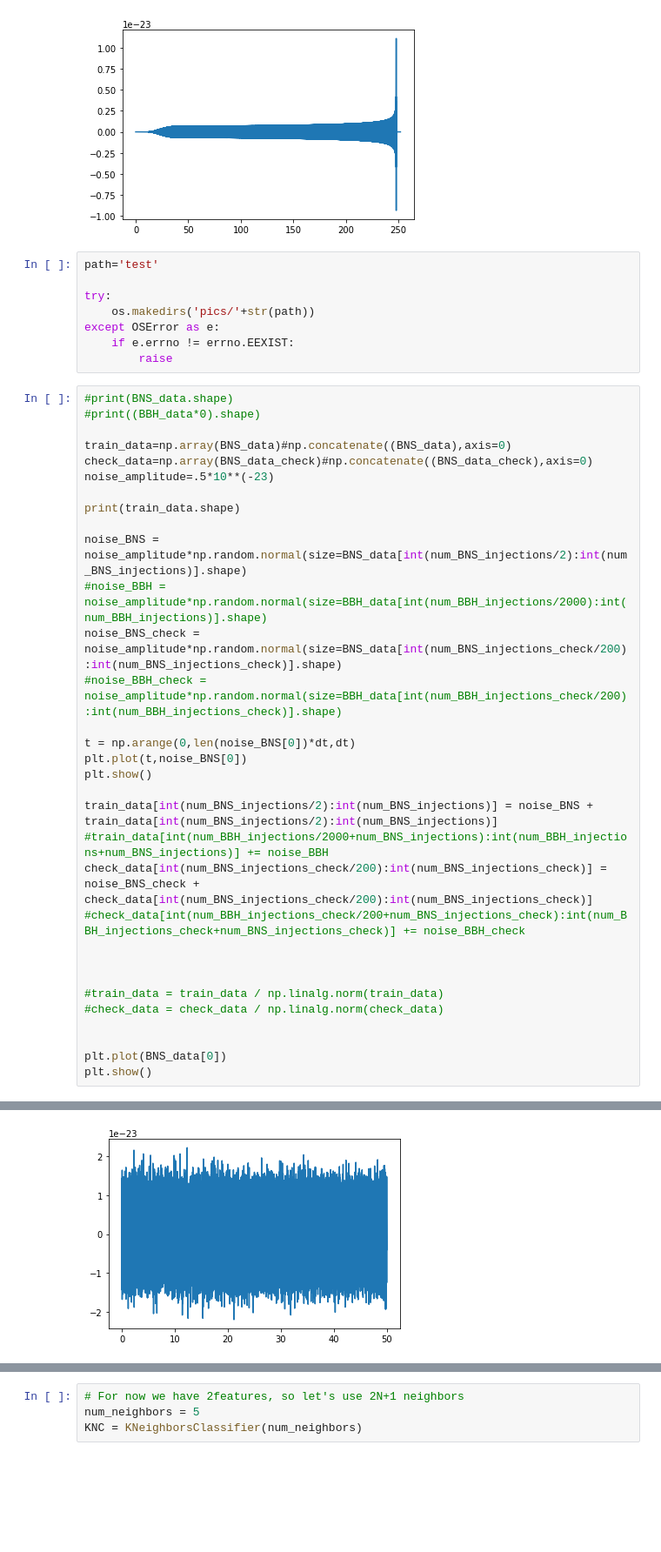
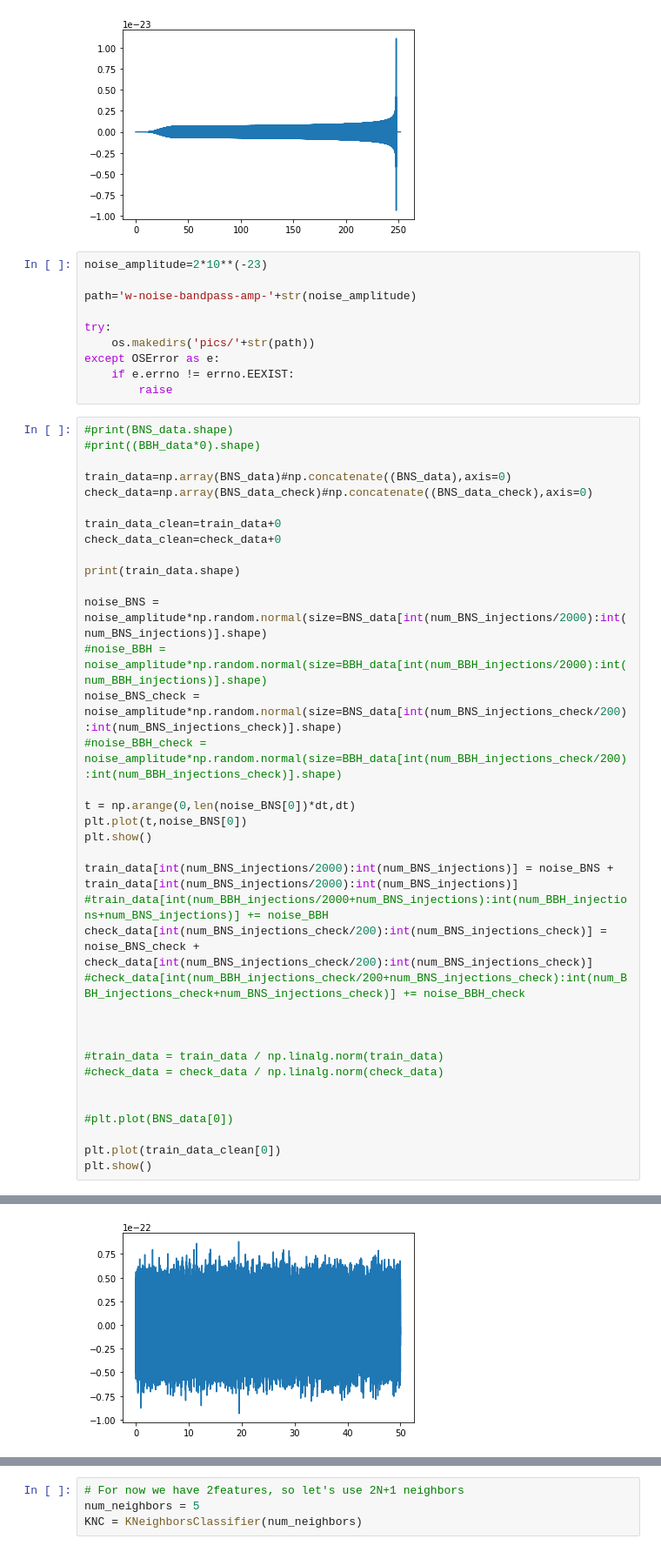
Before and after one commit to bpiotrzkowski/Example-Codes, a Jupyter notebook: gwPaPa-master/gwPaPa_Binary_Classifier-Iggy-Method.ipynb, the cells around one changed output, grey strips where cells are left out. Shown at 87% size. Saved outputs shown, nothing was run; the diff lists cells and outputs as text; blank space fills up the shorter version.

Commit message:
Fixed bug where noise was only ever added. Added bandpass filter and related graphs.

```diff
--- a/gwPaPa-master/gwPaPa_Binary_Classifier-Iggy-Method.ipynb
+++ b/gwPaPa-master/gwPaPa_Binary_Classifier-Iggy-Method.ipynb
@@ -128,7 +128,9 @@ except:
 # %% [output]
 [figure]
 # %%
-path='test'
+noise_amplitude=2*10**(-23)
+
+path='w-noise-bandpass-amp-'+str(noise_amplitude)
 
 try:
     os.makedirs('pics/'+str(path))
@@ -138,38 +140,42 @@ except OSError as e:
 # %%
 #print(BNS_data.shape)
 #print((BBH_data*0).shape)
 
 train_data=np.array(BNS_data)#np.concatenate((BNS_data),axis=0)
 check_data=np.array(BNS_data_check)#np.concatenate((BNS_data_check),axis=0)
-noise_amplitude=.5*10**(-23)
+
+train_data_clean=train_data+0
+check_data_clean=check_data+0
 
 print(train_data.shape)
 
-noise_BNS = noise_amplitude*np.random.normal(size=BNS_data[int(num_BNS_injections/2):int(num_BNS_injections)].shape)
+noise_BNS = noise_amplitude*np.random.normal(size=BNS_data[int(num_BNS_injections/2000):int(num_BNS_injections)].shape)
 #noise_BBH = noise_amplitude*np.random.normal(size=BBH_data[int(num_BBH_injections/2000):int(num_BBH_injections)].shape)
 noise_BNS_check = noise_amplitude*np.random.normal(size=BNS_data[int(num_BNS_injections_check/200):int(num_BNS_injections_check)].shape)
 #noise_BBH_check = noise_amplitude*np.random.normal(size=BBH_data[int(num_BBH_injections_check/200):int(num_BBH_injections_check)].shape)
 
 t = np.arange(0,len(noise_BNS[0])*dt,dt)
 plt.plot(t,noise_BNS[0])
 plt.show()
 
-train_data[int(num_BNS_injections/2):int(num_BNS_injections)] = noise_BNS + train_data[int(num_BNS_injections/2):int(num_BNS_injections)]
+train_data[int(num_BNS_injections/2000):int(num_BNS_injections)] = noise_BNS + train_data[int(num_BNS_injections/2000):int(num_BNS_injections)]
 #train_data[int(num_BBH_injections/2000+num_BNS_injections):int(num_BBH_injections+num_BNS_injections)] += noise_BBH
 check_data[int(num_BNS_injections_check/200):int(num_BNS_injections_check)] = noise_BNS_check + check_data[int(num_BNS_injections_check/200):int(num_BNS_injections_check)]
 #check_data[int(num_BBH_injections_check/200+num_BNS_injections_check):int(num_BBH_injections_check+num_BNS_injections_check)] += noise_BBH_check
 
 
 
 #train_data = train_data / np.linalg.norm(train_data)
 #check_data = check_data / np.linalg.norm(check_data)
 
 
-plt.plot(BNS_data[0])
+#plt.plot(BNS_data[0])
+
+plt.plot(train_data_clean[0])
 plt.show()
 # %% [output]
 (180, 204799)
-[figure, old version]
+[figure, new version]
 [figure]
 # %%
 fftfreq=np.fft.fftfreq(len(BNS_data[0]),dt)
```
Also changed, not shown: parts of 5 cells of this notebook, 3 other files.
